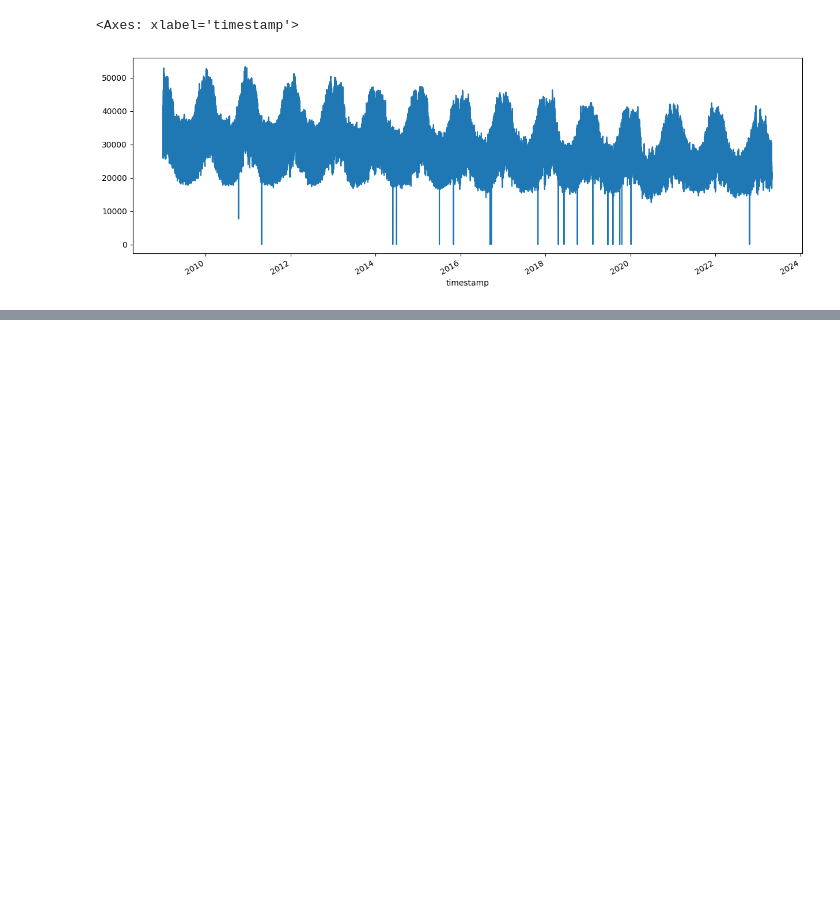
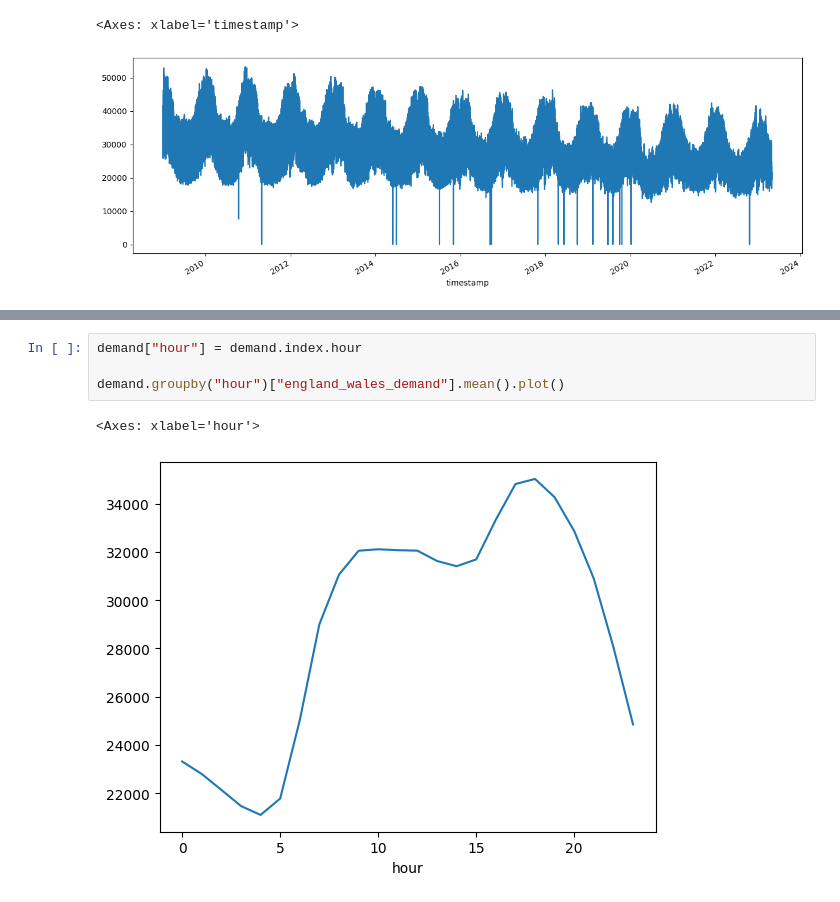
Before and after one commit to OlajideFemi/Carbon-Footprint, a Jupyter notebook: Another_copy_of_Energy_Consumption_Forecasting.ipynb, the cells around one changed output, grey strips where cells are left out. Cells and saved outputs as stored; diff of their text form; blank space fills up the shorter version.

```diff
--- a/Another_copy_of_Energy_Consumption_Forecasting.ipynb
+++ b/Another_copy_of_Energy_Consumption_Forecasting.ipynb
@@ -84,0 +114,7 @@ demand["england_wales_demand"].plot(figsize=(15,5))
+# %%
+demand["hour"] = demand.index.hour
+
+demand.groupby("hour")["england_wales_demand"].mean().plot()
+# %% [output]
+<Axes: xlabel='hour'>
+[figure, added]
```
Also changed, not shown: parts of 8 cells of this notebook.
